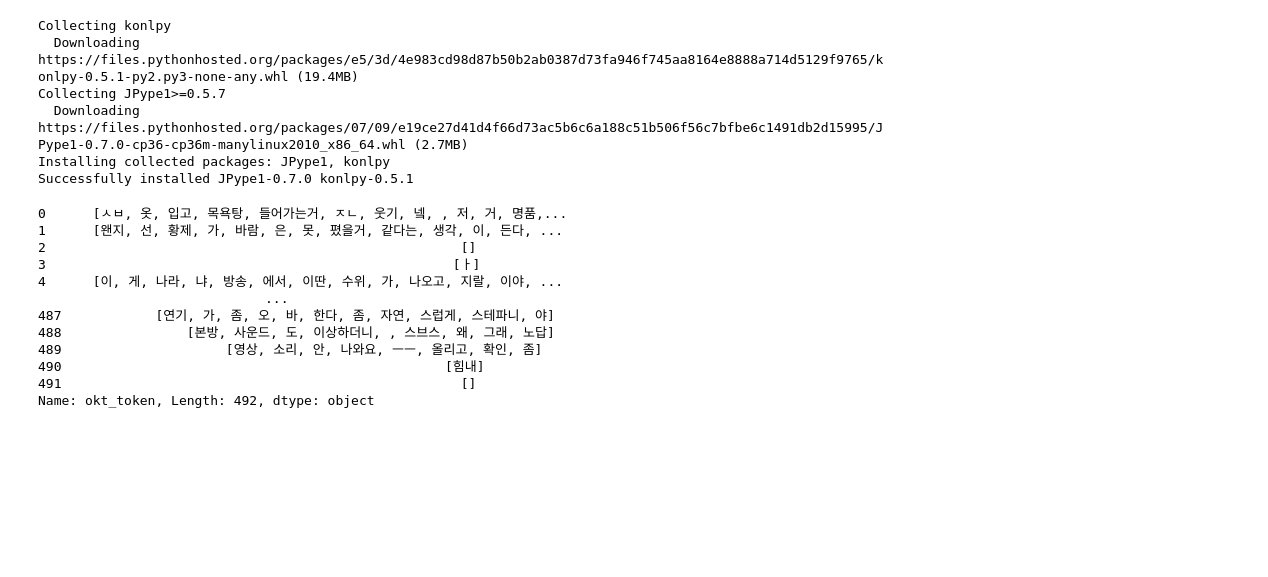
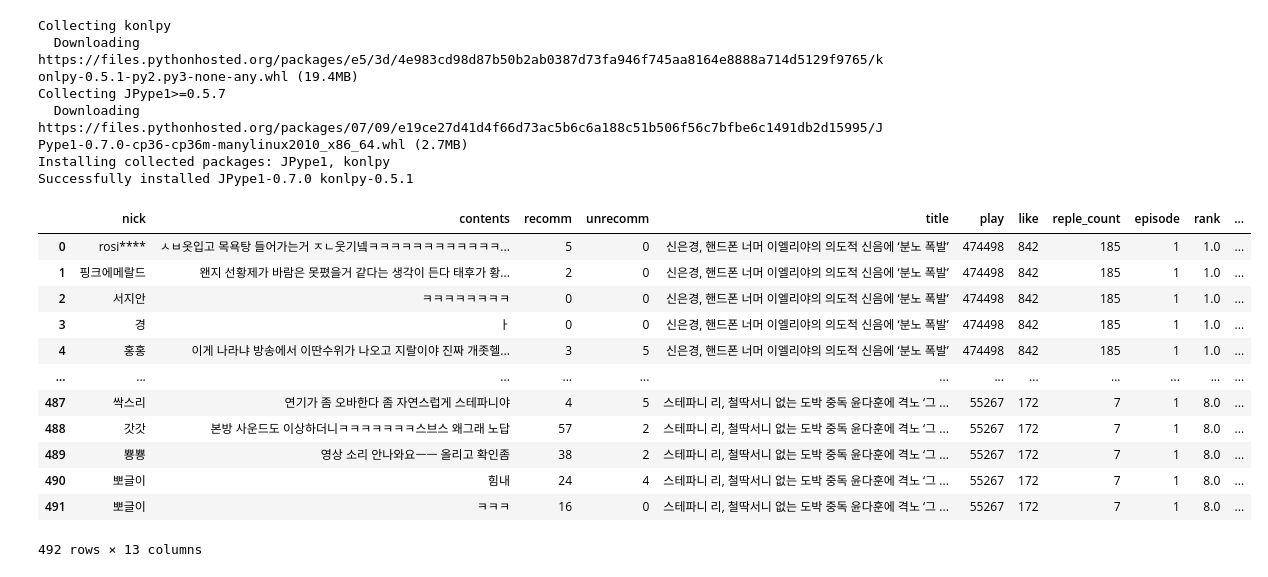
Before and after one commit to jaehyun0220/Colab, a Jupyter notebook: Media_Project_1.ipynb, the cells around one changed output. Cells and saved outputs as stored; diff of their text form; code cells hidden in the pictures; blank space fills up the shorter version.

```diff
--- a/Media_Project_1.ipynb
+++ b/Media_Project_1.ipynb
@@ -241,17 +245,19 @@ kkma = Kkma()
 def morphs_okt(x):
   res = okt.morphs(x)
   if len(res) >= 1:
-    res = [re.sub('[-=+,#/\?:^$.@*\"※~&%ㆍ!』\\‘|\(\)\[\]\<\>`\'…》ㅋ ]', '', res[i]) for i in range(len(res)) if len(res[i]) >= 1]
+    res = [re.sub('[ㄱㄴㄷㄹㅁㅂㅅㅇㅈㅊㅋㅌㅍㅎㅏㅑㅓㅕㅗㅛㅜㅠㅡㅣ ]', '', res[i]) for i in range(len(res)) if re.sub('[ㄱㄴㄷㄹㅁㅂㅅㅇㅈㅊㅋㅌㅍㅎㅏㅑㅓㅕㅗㅛㅜㅠㅡㅣ ]', '', res[i]) != '' and len(res[i]) >= 1]
   else:
     res = ''
+  res = "NULL" if not res else res
   return res
 
 def morphs_kkma(x):
   res = kkma.morphs(x)
   if len(res) >= 1:
-    res = [re.sub('[ㄱㄴㄷㄹㅁㅂㅅㅇㅈㅊㅋㅌㅍㅎㅏㅑㅓㅕㅗㅛㅜㅠㅡㅣ ]', '', res[i]) for i in range(len(res)) if len(res[i]) >= 1]
+    res = [re.sub('[ㄱㄴㄷㄹㅁㅂㅅㅇㅈㅊㅋㅌㅍㅎㅏㅑㅓㅕㅗㅛㅜㅠㅡㅣ ]', '', res[i]) for i in range(len(res)) if re.sub('[ㄱㄴㄷㄹㅁㅂㅅㅇㅈㅊㅋㅌㅍㅎㅏㅑㅓㅕㅗㅛㅜㅠㅡㅣ ]', '', res[i]) != '' and len(res[i]) >= 1]
   else:
     res = ''
+  res = "NULL" if not res else res
   return res
 
 # def morphs_mecab(x):
@@ -264,18 +270,19 @@ def morphs_kkma(x):
 # %%
 df_ep_sample['contents'] = df_ep_sample['contents'].str.replace("[^ㄱ-ㅎㅏ-ㅣ가-힣 ]","")
 df_ep_sample['okt_token'] = df_ep_sample['contents'].apply(lambda x: morphs_okt(x))
 df_ep_sample['kkma_token'] = df_ep_sample['contents'].apply(lambda x: morphs_kkma(x))
-df_ep_sample['okt_token'].dropna(how='any')
+df_ep_sample
 # %% [output]
+|  | nick | contents | recomm | unrecomm | title | play | like | reple_count | episode | rank | ... |
+| 0 | rosi**** | ㅅㅂ옷입고 목욕탕 들어가는거 ㅈㄴ웃기넼ㅋㅋㅋㅋㅋㅋㅋㅋㅋㅋㅋㅋ... | 5 | 0 | 신은경, 핸드폰 너머 이엘리야의 의도적 신음에 ‘분노 폭발’ | 474498 | 842 | 185 | 1 | 1.0 | ... |
+| 1 | 핑크에메랄드 | 왠지 선황제가 바람은 못폈을거 같다는 생각이 든다 태후가 황... | 2 | 0 | 신은경, 핸드폰 너머 이엘리야의 의도적 신음에 ‘분노 폭발’ | 474498 | 842 | 185 | 1 | 1.0 | ... |
+| 2 | 서지안 | ㅋㅋㅋㅋㅋㅋㅋㅋ | 0 | 0 | 신은경, 핸드폰 너머 이엘리야의 의도적 신음에 ‘분노 폭발’ | 474498 | 842 | 185 | 1 | 1.0 | ... |
+| 3 | 경 | ㅏ | 0 | 0 | 신은경, 핸드폰 너머 이엘리야의 의도적 신음에 ‘분노 폭발’ | 474498 | 842 | 185 | 1 | 1.0 | ... |
+| 4 | 홍홍 | 이게 나라냐 방송에서 이딴수위가 나오고 지랄이야 진짜 개좃헬... | 3 | 5 | 신은경, 핸드폰 너머 이엘리야의 의도적 신음에 ‘분노 폭발’ | 474498 | 842 | 185 | 1 | 1.0 | ... |
+| ... | ... | ... | ... | ... | ... | ... | ... | ... | ... | ... | ... |
+| 487 | 싹스리 | 연기가 좀 오바한다 좀 자연스럽게 스테파니야 | 4 | 5 | 스테파니 리, 철딱서니 없는 도박 중독 윤다훈에 격노 ‘그 ... | 55267 | 172 | 7 | 1 | 8.0 | ... |
+| 488 | 갓갓 | 본방 사운드도 이상하더니ㅋㅋㅋㅋㅋㅋㅋ스브스 왜그래 노답 | 57 | 2 | 스테파니 리, 철딱서니 없는 도박 중독 윤다훈에 격노 ‘그 ... | 55267 | 172 | 7 | 1 | 8.0 | ... |
+| 489 | 뿅뿅 | 영상 소리 안나와요ㅡㅡ 올리고 확인좀 | 38 | 2 | 스테파니 리, 철딱서니 없는 도박 중독 윤다훈에 격노 ‘그 ... | 55267 | 172 | 7 | 1 | 8.0 | ... |
+| 490 | 뽀글이 | 힘내 | 24 | 4 | 스테파니 리, 철딱서니 없는 도박 중독 윤다훈에 격노 ‘그 ... | 55267 | 172 | 7 | 1 | 8.0 | ... |
+| 491 | 뽀글이 | ㅋㅋㅋ | 16 | 0 | 스테파니 리, 철딱서니 없는 도박 중독 윤다훈에 격노 ‘그 ... | 55267 | 172 | 7 | 1 | 8.0 | ... |
-0      [ㅅㅂ, 옷, 입고, 목욕탕, 들어가는거, ㅈㄴ, 웃기, 넼, , 저, 거, 명품,...
-1      [왠지, 선, 황제, 가, 바람, 은, 못, 폈을거, 같다는, 생각, 이, 든다, ...
-2                                                     []
-3                                                    [ㅏ]
-4      [이, 게, 나라, 냐, 방송, 에서, 이딴, 수위, 가, 나오고, 지랄, 이야, ...
-                             ...
-487            [연기, 가, 좀, 오, 바, 한다, 좀, 자연, 스럽게, 스테파니, 야]
-488                [본방, 사운드, 도, 이상하더니, , 스브스, 왜, 그래, 노답]
-489                     [영상, 소리, 안, 나와요, ㅡㅡ, 올리고, 확인, 좀]
-490                                                 [힘내]
-491                                                   []
-Name: okt_token, Length: 492, dtype: object
+492 rows × 13 columns
```
Also changed, not shown: parts of 7 cells of this notebook.
